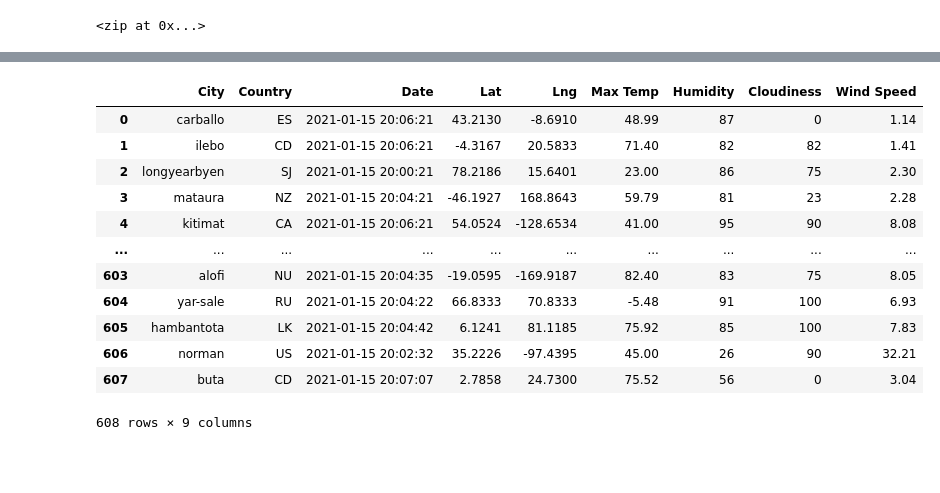
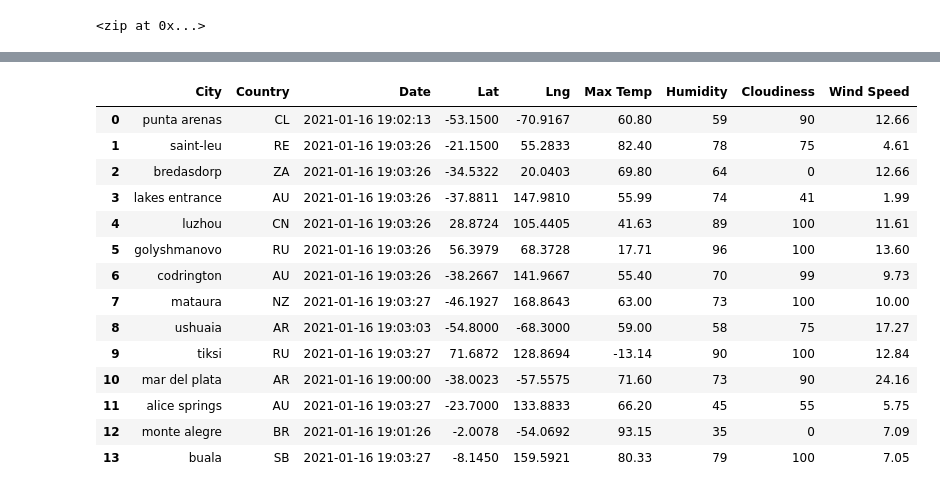
Before and after one commit to SoWhitIs/world-weather-analysis, a Jupyter notebook: WeatherPy.ipynb, the cells around one changed output, grey strips where cells are left out. Cells and saved outputs as stored; diff of their text form; code cells hidden in the pictures; blank space fills up the shorter version.

Commit message:
New Data Pull.

```diff
--- a/WeatherPy.ipynb
+++ b/WeatherPy.ipynb
@@ -164,21 +164,23 @@ new_column_order = ["City", "Country", "Date", "Lat", "Lng", "Max Temp", "Humidi
 # %%
 #assign new column order to DataFrame:df = df[new_column_order]
 city_data_df = city_data_df[new_column_order]
-city_data_df
+city_data_df.head(14)
 # %% [output]
 |  | City | Country | Date | Lat | Lng | Max Temp | Humidity | Cloudiness | Wind Speed |
-| 0 | carballo | ES | 2021-01-15 20:06:21 | 43.2130 | -8.6910 | 48.99 | 87 | 0 | 1.14 |
-| 1 | ilebo | CD | 2021-01-15 20:06:21 | -4.3167 | 20.5833 | 71.40 | 82 | 82 | 1.41 |
-| 2 | longyearbyen | SJ | 2021-01-15 20:00:21 | 78.2186 | 15.6401 | 23.00 | 86 | 75 | 2.30 |
-| 3 | mataura | NZ | 2021-01-15 20:04:21 | -46.1927 | 168.8643 | 59.79 | 81 | 23 | 2.28 |
-| 4 | kitimat | CA | 2021-01-15 20:06:21 | 54.0524 | -128.6534 | 41.00 | 95 | 90 | 8.08 |
-| ... | ... | ... | ... | ... | ... | ... | ... | ... | ... |
-| 603 | alofi | NU | 2021-01-15 20:04:35 | -19.0595 | -169.9187 | 82.40 | 83 | 75 | 8.05 |
-| 604 | yar-sale | RU | 2021-01-15 20:04:22 | 66.8333 | 70.8333 | -5.48 | 91 | 100 | 6.93 |
-| 605 | hambantota | LK | 2021-01-15 20:04:42 | 6.1241 | 81.1185 | 75.92 | 85 | 100 | 7.83 |
-| 606 | norman | US | 2021-01-15 20:02:32 | 35.2226 | -97.4395 | 45.00 | 26 | 90 | 32.21 |
-| 607 | buta | CD | 2021-01-15 20:07:07 | 2.7858 | 24.7300 | 75.52 | 56 | 0 | 3.04 |
+| 0 | punta arenas | CL | 2021-01-16 19:02:13 | -53.1500 | -70.9167 | 60.80 | 59 | 90 | 12.66 |
+| 1 | saint-leu | RE | 2021-01-16 19:03:26 | -21.1500 | 55.2833 | 82.40 | 78 | 75 | 4.61 |
+| 2 | bredasdorp | ZA | 2021-01-16 19:03:26 | -34.5322 | 20.0403 | 69.80 | 64 | 0 | 12.66 |
+| 3 | lakes entrance | AU | 2021-01-16 19:03:26 | -37.8811 | 147.9810 | 55.99 | 74 | 41 | 1.99 |
+| 4 | luzhou | CN | 2021-01-16 19:03:26 | 28.8724 | 105.4405 | 41.63 | 89 | 100 | 11.61 |
+| 5 | golyshmanovo | RU | 2021-01-16 19:03:26 | 56.3979 | 68.3728 | 17.71 | 96 | 100 | 13.60 |
+| 6 | codrington | AU | 2021-01-16 19:03:26 | -38.2667 | 141.9667 | 55.40 | 70 | 99 | 9.73 |
+| 7 | mataura | NZ | 2021-01-16 19:03:27 | -46.1927 | 168.8643 | 63.00 | 73 | 100 | 10.00 |
+| 8 | ushuaia | AR | 2021-01-16 19:03:03 | -54.8000 | -68.3000 | 59.00 | 58 | 75 | 17.27 |
+| 9 | tiksi | RU | 2021-01-16 19:03:27 | 71.6872 | 128.8694 | -13.14 | 90 | 100 | 12.84 |
+| 10 | mar del plata | AR | 2021-01-16 19:00:00 | -38.0023 | -57.5575 | 71.60 | 73 | 90 | 24.16 |
+| 11 | alice springs | AU | 2021-01-16 19:03:27 | -23.7000 | 133.8833 | 66.20 | 45 | 55 | 5.75 |
+| 12 | monte alegre | BR | 2021-01-16 19:01:26 | -2.0078 | -54.0692 | 93.15 | 35 | 0 | 7.09 |
+| 13 | buala | SB | 2021-01-16 19:03:27 | -8.1450 | 159.5921 | 80.33 | 79 | 100 | 7.05 |
-608 rows × 9 columns
 # %%
 # Create the output file (CSV).
 output_data_file = "weather_data/cities.csv"
```
Also changed, not shown: parts of 26 cells of this notebook, 5 other files.
